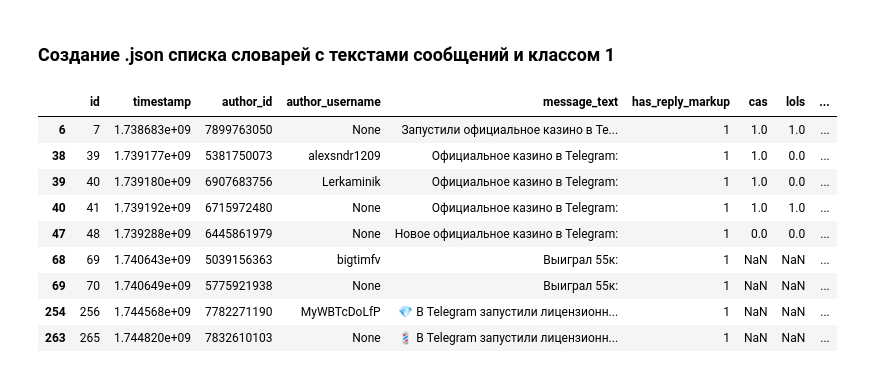
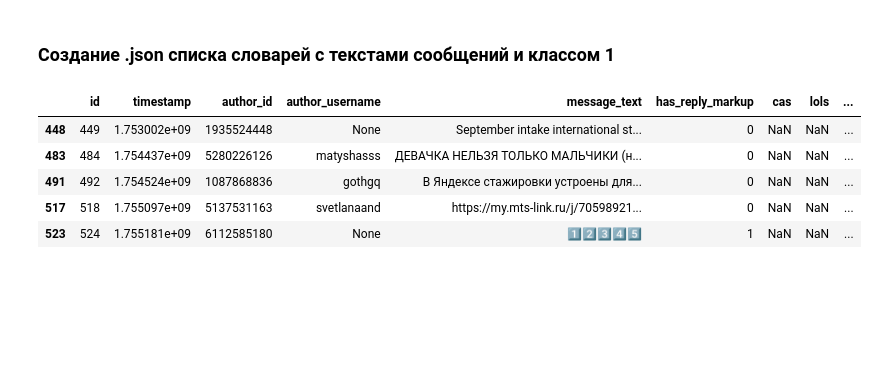
Before and after one commit to overklassniy/STANKIN_AntiSpam_Bot, a Jupyter notebook: ipynb/6. Обработка таблицы spam_message.ipynb, the cells around one changed output. Cells and saved outputs as stored; diff of their text form; code cells hidden in the pictures; blank space fills up the shorter version.

```diff
--- a/ipynb/6. Обработка таблицы spam_message.ipynb
+++ b/ipynb/6. Обработка таблицы spam_message.ipynb
@@ -9,7 +11,7 @@ import json
 # %% [markdown]
 ### Чтение экспортированного .json файла таблицы spam_message
 # %%
-with open("../data/spam_messages_19-07-2025.json", "r", encoding="utf-8") as f:
+with open("../data/spam_messages_02-09-2025.json", "r", encoding="utf-8") as f:
     json_data = json.load(f)
 # %% [markdown]
 ### Приведение .json формата к pandas.DataFrame
@@ -21,6 +23,10 @@ columns = [col["name"] for col in table["columns"]]
 rows = table["rows"]
 # %%
 df = pd.DataFrame(rows, columns=columns)
+# %%
+df['timedate'] = [datetime.fromtimestamp(timestamp).strftime("%d.%m.%Y %H:%M:%S") for timestamp in df['timestamp']]
+# %%
+df['timedate'] = pd.to_datetime(df['timedate'], format='%d.%m.%Y %H:%M:%S')
 # %%
 df
 # %% [output]
@@ -39,0 +46,2 @@ df
+# %%
+df_filtered = df[df['timedate'] >= pd.to_datetime('20.07.2025 10:58:25', format='%d.%m.%Y %H:%M:%S')]
@@ -53,14 +77,10 @@ with open('../data/processed_spam_messages_19-07-2025.json', 'w', encoding='utf-
     json.dump(processed_data, outfile, ensure_ascii=False, indent=4)
 # %%
-df[df['bert_prediction'] < 0.98]
+df_filtered[df_filtered['bert_prediction'] < 0.98]
 # %% [output]
 |  | id | timestamp | author_id | author_username | message_text | has_reply_markup | cas | lols | ... |
-| 6 | 7 | 1.738683e+09 | 7899763050 | None | Запустили официальное казино в Te... | 1 | 1.0 | 1.0 | ... |
-| 38 | 39 | 1.739177e+09 | 5381750073 | alexsndr1209 | Официальное казино в Telegram: | 1 | 1.0 | 0.0 | ... |
-| 39 | 40 | 1.739180e+09 | 6907683756 | Lerkaminik | Официальное казино в Telegram: | 1 | 1.0 | 0.0 | ... |
-| 40 | 41 | 1.739192e+09 | 6715972480 | None | Официальное казино в Telegram: | 1 | 1.0 | 1.0 | ... |
-| 47 | 48 | 1.739288e+09 | 6445861979 | None | Новое официальное казино в Telegram: | 1 | 0.0 | 0.0 | ... |
-| 68 | 69 | 1.740643e+09 | 5039156363 | bigtimfv | Выиграл 55к: | 1 | NaN | NaN | ... |
-| 69 | 70 | 1.740649e+09 | 5775921938 | None | Выиграл 55к: | 1 | NaN | NaN | ... |
-| 254 | 256 | 1.744568e+09 | 7782271190 | MyWBTcDoLfP | 💎 В Telegram запустили лицензионн... | 1 | NaN | NaN | ... |
-| 263 | 265 | 1.744820e+09 | 7832610103 | None | 💈 В Telegram запустили лицензионн... | 1 | NaN | NaN | ... |
+| 448 | 449 | 1.753002e+09 | 1935524448 | None | September intake international st... | 0 | NaN | NaN | ... |
+| 483 | 484 | 1.754437e+09 | 5280226126 | matyshasss | ДЕВАЧКА НЕЛЬЗЯ ТОЛЬКО МАЛЬЧИКИ (н... | 0 | NaN | NaN | ... |
+| 491 | 492 | 1.754524e+09 | 1087868836 | gothgq | В Яндексе стажировки устроены для... | 0 | NaN | NaN | ... |
+| 517 | 518 | 1.755097e+09 | 5137531163 | svetlanaand | https://my.mts-link.ru/j/70598921... | 0 | NaN | NaN | ... |
+| 523 | 524 | 1.755181e+09 | 6112585180 | None | 1️⃣2️⃣3️⃣4️⃣5️⃣ | 1 | NaN | NaN | ... |
```
Also changed, not shown: parts of 5 cells of this notebook, 5 other files.
